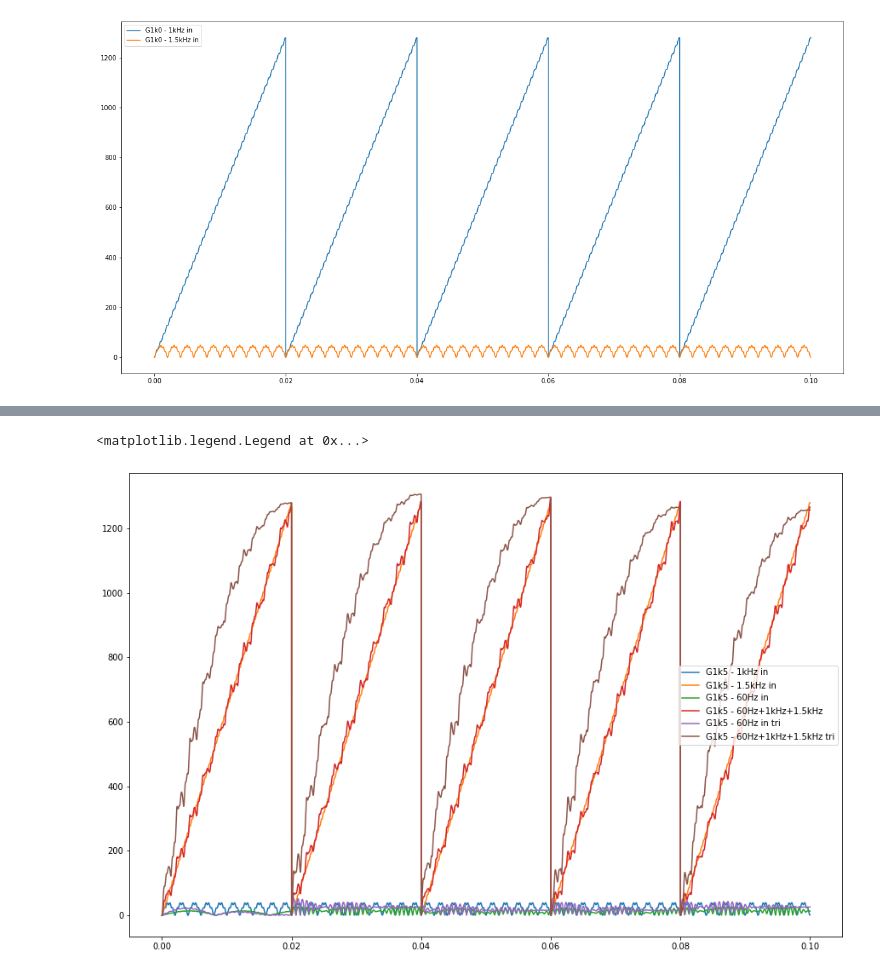
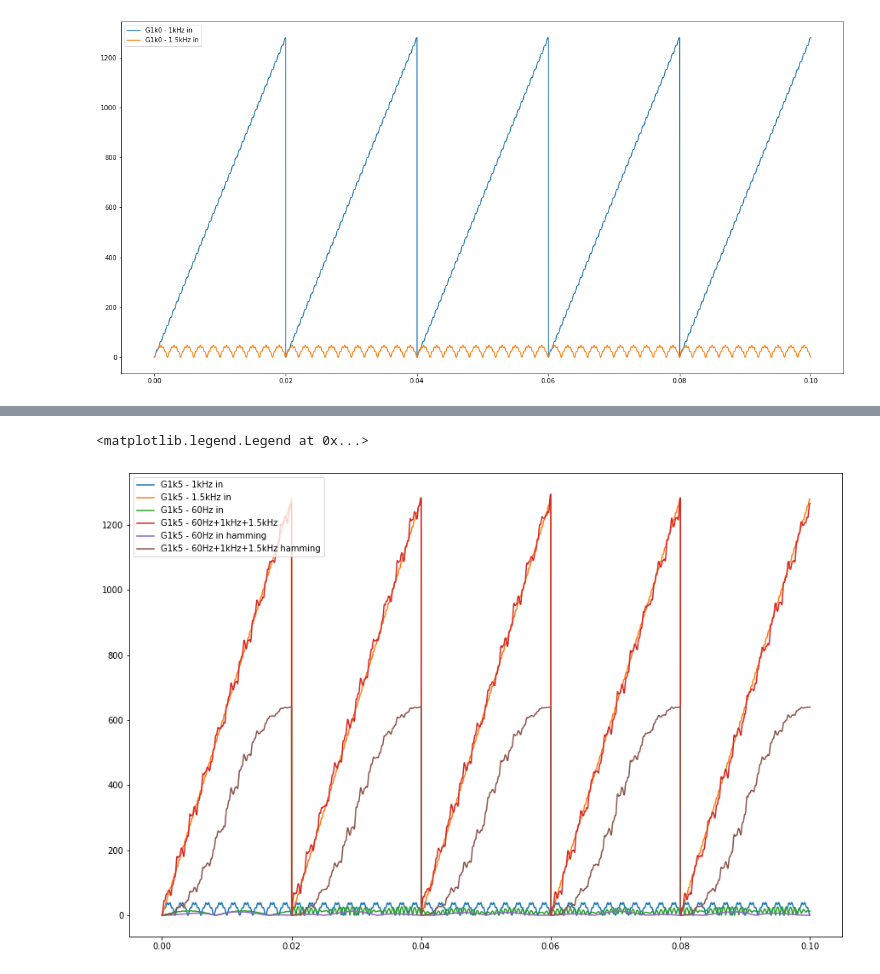
Before and after one commit to LukeGary462/ee-calculators, a Jupyter notebook: dsp/goertzel-manual.ipynb, the cells around one changed output, grey strips where cells are left out. Saved outputs shown, nothing was run; the diff lists cells and outputs as text; code cells hidden in the pictures.

```diff
--- a/dsp/goertzel-manual.ipynb
+++ b/dsp/goertzel-manual.ipynb
@@ -100,7 +115,7 @@ wsignal_1k5 = [tw.update(_s) for _s in signal_1k5]
 output1w = [gtzl2.update(_s, realtime=True) for _s in wsignal_1k]
 output2w = [gtzl2.update(_s, realtime=True) for _s in wsignal_1k5]
 
-ftw = windowing.FlatTopWindow(N=gtzl2.block_size)
+ftw = windowing.HammingWindow(N=gtzl2.block_size)
 ftwwsignal_1k = [ftw.update(_s) for _s in signal_1k]
 ftw.reset()
 ftwwsignal_1k5 = [ftw.update(_s) for _s in signal_1k5]
@@ -108,11 +123,11 @@ output1ftw = [gtzl2.update(_s, realtime=True) for _s in ftwwsignal_1k]
 output2ftw = [gtzl2.update(_s, realtime=True) for _s in ftwwsignal_1k5]
 
 plt.plot(time, output1, label='G1k5 - 1kHz in')
-plt.plot(time, output1ftw, label='G1k5 - 1kHz in flattop')
+plt.plot(time, output1ftw, label='G1k5 - 1kHz in hamming')
 plt.plot(time, output1w, label='G1k5 - 1kHz in tri')
 plt.plot(time, output2, label='G1k5 - 1.5kHz in')
 plt.plot(time, output2w, label='G1k5 - 1.5kHz in tri')
-plt.plot(time, output2ftw, label='G1k5 - 1.5kHz in flattop')
+plt.plot(time, output2ftw, label='G1k5 - 1.5kHz in hamming')
 plt.legend(loc='best')
 # approx snr, it will vary due to a non-ideal block size
 np.ptp(output2)/np.ptp(output1)
@@ -122,25 +137,25 @@ np.ptp(output2)/np.ptp(output1)
 # %%
 plt.rcParams['figure.figsize'] = [15, 10]
 # run the g1k0 on the sum of all three signals
 comp_signal = signal_60 + signal_1k + signal_1k5
 output3 = [gtzl2.update(_s, realtime=True) for _s in signal_60]
 output4 = [gtzl2.update(_s, realtime=True) for _s in comp_signal]
 
 # apply tri window and reprocess
-tw.reset()
+ftw.reset()
 comp_signalw = [tw.update(_s) for _s in comp_signal]
-tw.reset()
+ftw.reset()
 signal_60w = [tw.update(_s) for _s in signal_60]
 output3w = [gtzl2.update(_s, realtime=True) for _s in signal_60w]
 output4w = [gtzl2.update(_s, realtime=True) for _s in comp_signalw]
 
 plt.plot(time, output1, label='G1k5 - 1kHz in')
 plt.plot(time, output2, label='G1k5 - 1.5kHz in')
 plt.plot(time, output3, label='G1k5 - 60Hz in')
 plt.plot(time, output4, label='G1k5 - 60Hz+1kHz+1.5kHz')
-plt.plot(time, output3w, label='G1k5 - 60Hz in tri')
-plt.plot(time, output4w, label='G1k5 - 60Hz+1kHz+1.5kHz tri')
+plt.plot(time, output3w, label='G1k5 - 60Hz in hamming')
+plt.plot(time, output4w, label='G1k5 - 60Hz+1kHz+1.5kHz hamming')
 plt.legend(loc='best')
 # %% [output]
 <matplotlib.legend.Legend at 0x...>
-[figure, old version]
+[figure, new version]
```
Also changed, not shown: parts of 6 cells of this notebook, 7 other files.
